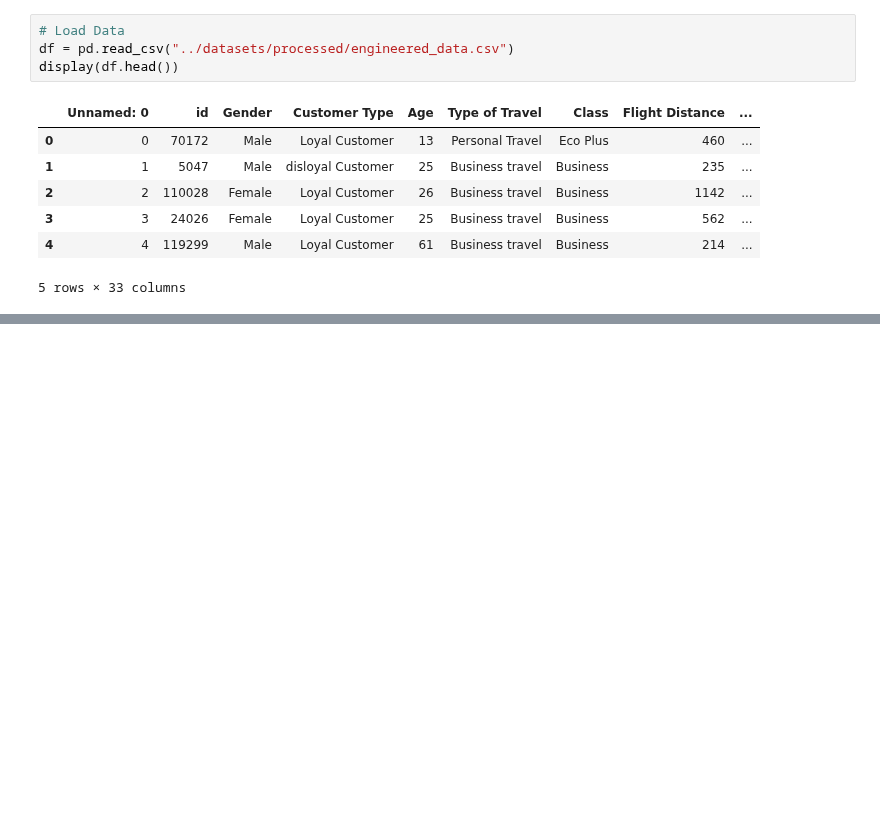
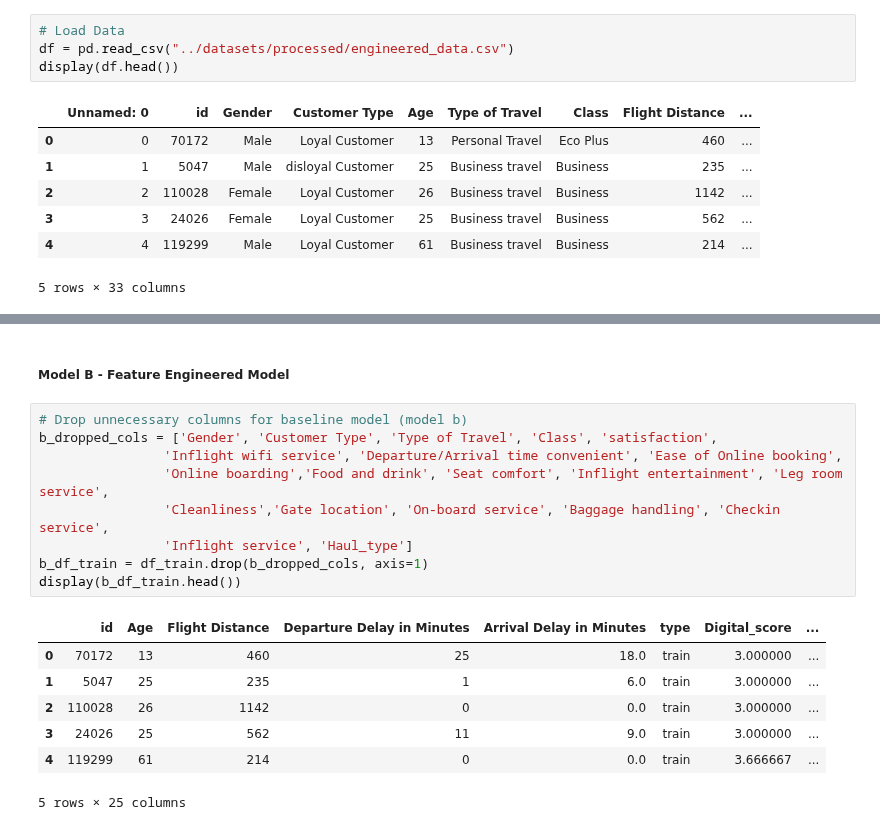
Before and after one commit to T-Godwins/airline-project, a Jupyter notebook: technical_analysis/04_final_model_evalution.ipynb, the cells around one changed output, grey strips where cells are left out. Drawn from its saved outputs; the diff is of its cells as text; blank space fills up the shorter version.

```diff
--- a/technical_analysis/04_final_model_evalution.ipynb
+++ b/technical_analysis/04_final_model_evalution.ipynb
@@ -23,0 +95,19 @@ display(df.head())
+# %% [markdown]
+##### Model B - Feature Engineered Model
+# %%
+# Drop unnecessary columns for baseline model (model b)
+b_dropped_cols = ['Gender', 'Customer Type', 'Type of Travel', 'Class', 'satisfaction',
+                'Inflight wifi service', 'Departure/Arrival time convenient', 'Ease of Online booking',
+                'Online boarding','Food and drink', 'Seat comfort', 'Inflight entertainment', 'Leg room service',
+                'Cleanliness','Gate location', 'On-board service', 'Baggage handling', 'Checkin service',
+                'Inflight service', 'Haul_type']
+b_df_train = df_train.drop(b_dropped_cols, axis=1)
+display(b_df_train.head())
+# %% [output]
+|  | id | Age | Flight Distance | Departure Delay in Minutes | Arrival Delay in Minutes | type | Digital_score | ... |
+| 0 | 70172 | 13 | 460 | 25 | 18.0 | train | 3.000000 | ... |
+| 1 | 5047 | 25 | 235 | 1 | 6.0 | train | 3.000000 | ... |
+| 2 | 110028 | 26 | 1142 | 0 | 0.0 | train | 3.000000 | ... |
+| 3 | 24026 | 25 | 562 | 11 | 9.0 | train | 3.000000 | ... |
+| 4 | 119299 | 61 | 214 | 0 | 0.0 | train | 3.666667 | ... |
+5 rows × 25 columns
```
Also changed, not shown: parts of 13 cells of this notebook, 2 other files.
